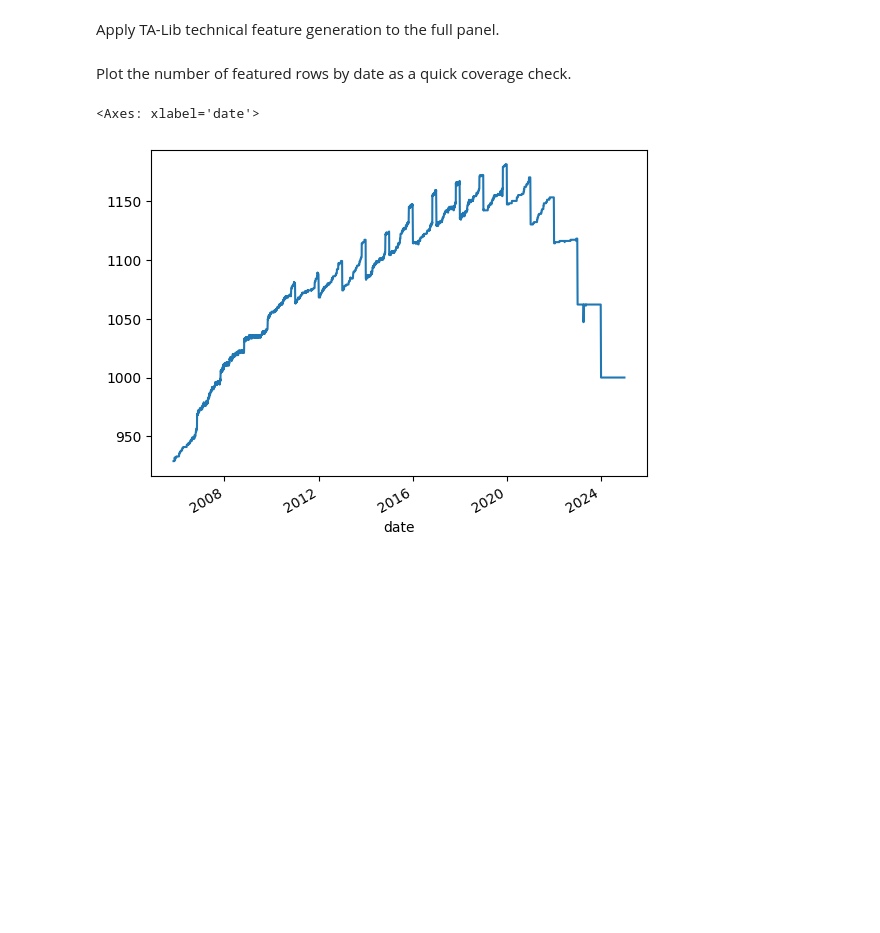
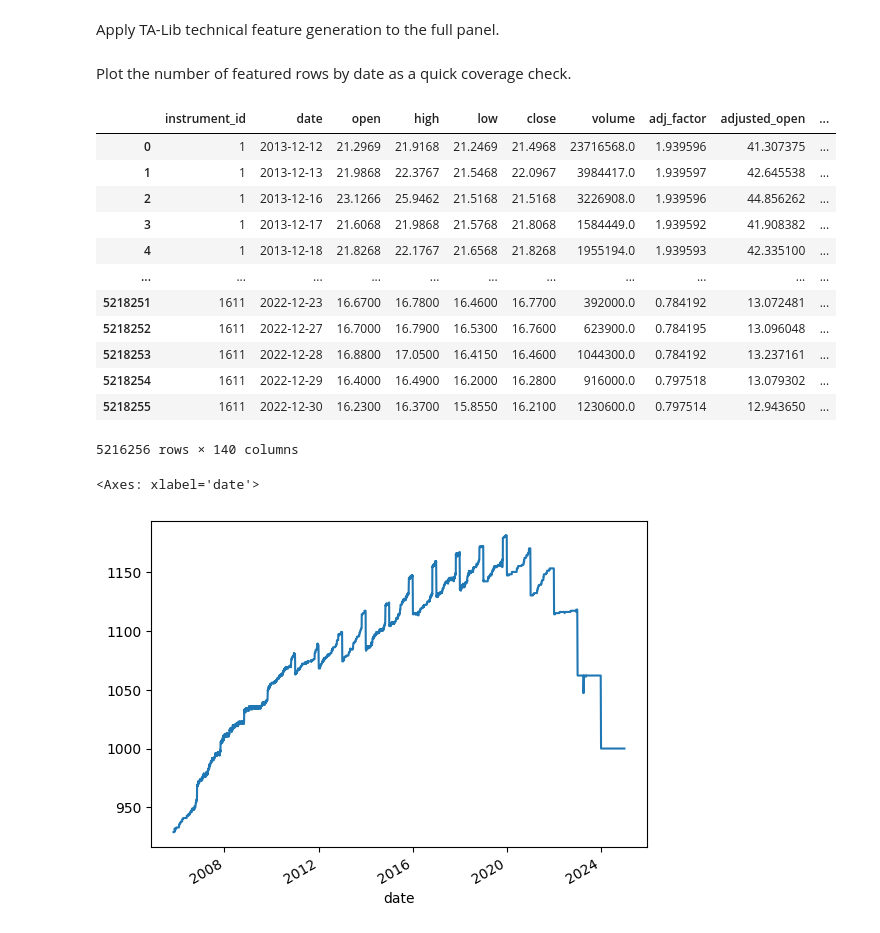
Before and after one commit to jgunwu/ML_final_project, a Jupyter notebook: combine_feature.ipynb, the cells around one changed output. Saved outputs shown, nothing was run; the diff lists cells and outputs as text; code cells hidden in the pictures; blank space fills up the shorter version.

Commit message:
Finalize coursework submission files

```diff
--- a/combine_feature.ipynb
+++ b/combine_feature.ipynb
@@ -2624,9 +2613,15 @@ import talib
 
 def add_talib_features(
     df,
-    periods=[5, 20, 252],
+    periods=[5, 21, 63, 252],
     x_cols=[
         "open", "high", "low", "close", "volume",
+        'valuation_score',
+        'quality_score',
+        'health_score',
+        'momentum_score',
+        'final_score',
+        'final_score_clean',
     ],
     date_col="date",
     instrument_col="instrument_id"
@@ -2749,6 +2744,50 @@ Apply TA-Lib technical feature generation to the full panel.
 df_featured = add_talib_features(df_all)
 # %% [markdown]
 Plot the number of featured rows by date as a quick coverage check.
+# %%
+earnings_related_cols = ['epsp',
+ 'epsf',
+ 'reps1',
+ 'repsf4',
+ 'sue',
+ 'inesp',
+ 'inesn',
+ 'reps41',
+ 'repsfs',
+ 'repsfl',
+ 'deps']
+
+df_featured = df_featured.sort_values(["instrument_id", "date"]).copy()
+
+earnings_delta_ema_cols = [f"delta_{col}_ema63" for col in earnings_related_cols]
+
+df_featured[earnings_delta_ema_cols] = (
+    df_featured
+    .groupby("instrument_id")[earnings_related_cols]
+    .diff()
+    .groupby(df_featured["instrument_id"])
+    .ewm(span=63, adjust=False, min_periods=1)
+    .mean()
+    .reset_index(level=0, drop=True)
+)
+
+earnings_delta_ema_cols
+
+df_featured
+# %% [output]
+|  | instrument_id | date | open | high | low | close | volume | adj_factor | adjusted_open | ... |
+| 0 | 1 | 2013-12-12 | 21.2969 | 21.9168 | 21.2469 | 21.4968 | 23716568.0 | 1.939596 | 41.307375 | ... |
+| 1 | 1 | 2013-12-13 | 21.9868 | 22.3767 | 21.5468 | 22.0967 | 3984417.0 | 1.939597 | 42.645538 | ... |
+| 2 | 1 | 2013-12-16 | 23.1266 | 25.9462 | 21.5168 | 21.5168 | 3226908.0 | 1.939596 | 44.856262 | ... |
+| 3 | 1 | 2013-12-17 | 21.6068 | 21.9868 | 21.5768 | 21.8068 | 1584449.0 | 1.939592 | 41.908382 | ... |
+| 4 | 1 | 2013-12-18 | 21.8268 | 22.1767 | 21.6568 | 21.8268 | 1955194.0 | 1.939593 | 42.335100 | ... |
+| ... | ... | ... | ... | ... | ... | ... | ... | ... | ... | ... |
+| 5218251 | 1611 | 2022-12-23 | 16.6700 | 16.7800 | 16.4600 | 16.7700 | 392000.0 | 0.784192 | 13.072481 | ... |
+| 5218252 | 1611 | 2022-12-27 | 16.7000 | 16.7900 | 16.5300 | 16.7600 | 623900.0 | 0.784195 | 13.096048 | ... |
+| 5218253 | 1611 | 2022-12-28 | 16.8800 | 17.0500 | 16.4150 | 16.4600 | 1044300.0 | 0.784192 | 13.237161 | ... |
+| 5218254 | 1611 | 2022-12-29 | 16.4000 | 16.4900 | 16.2000 | 16.2800 | 916000.0 | 0.797518 | 13.079302 | ... |
+| 5218255 | 1611 | 2022-12-30 | 16.2300 | 16.3700 | 15.8550 | 16.2100 | 1230600.0 | 0.797514 | 12.943650 | ... |
+5216256 rows × 140 columns
 # %%
 # Plot the number of featured rows by date.
 df_featured.groupby('date').size().plot()
```
Also changed, not shown: parts of 3 cells of this notebook, 4 other files.
